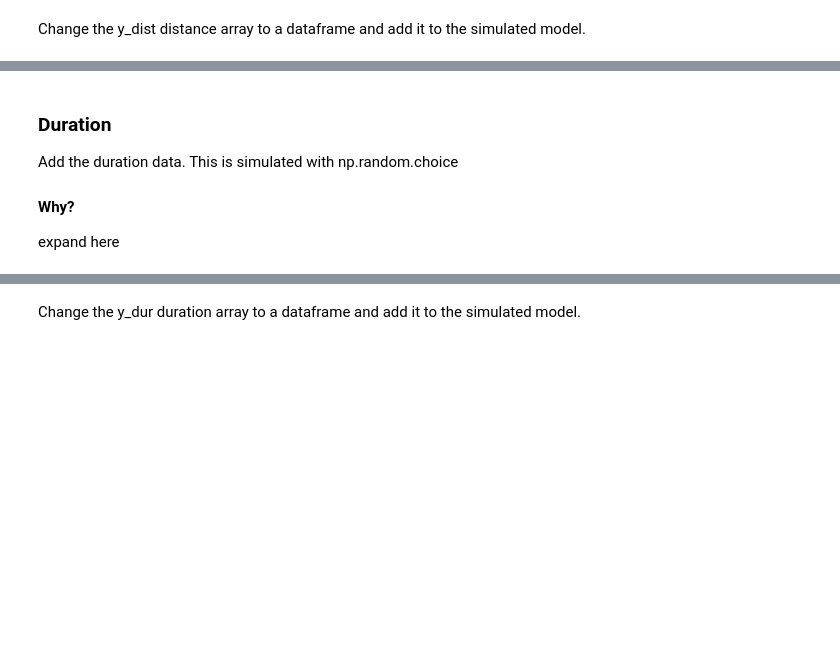
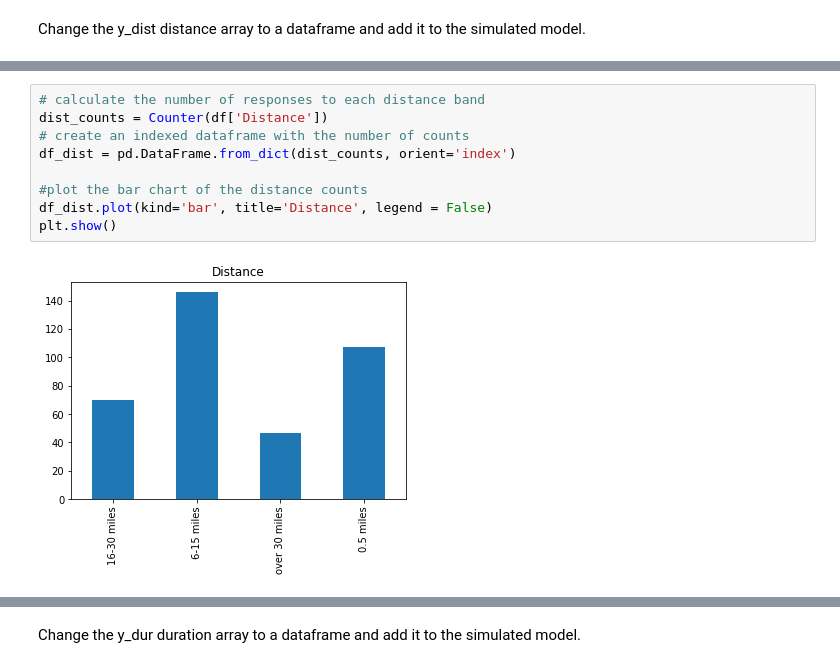
Before and after one commit to Osheah/commute-stress, a Jupyter notebook: commute-stress.ipynb, the cells around one changed output, grey strips where cells are left out. Saved outputs shown, nothing was run; the diff lists cells and outputs as text; blank space fills up the shorter version.

```diff
--- a/commute-stress.ipynb
+++ b/commute-stress.ipynb
@@ -187,6 +249,11 @@ df.tail()
-# %% [markdown]
-### Duration
-Add the duration data.
-This is simulated with np.random.choice
-#### Why?
-expand here
+# %%
+# calculate the number of responses to each distance band
+dist_counts = Counter(df['Distance'])
+# create an indexed dataframe with the number of counts
+df_dist = pd.DataFrame.from_dict(dist_counts, orient='index')
+
+#plot the bar chart of the distance counts
+df_dist.plot(kind='bar', title='Distance', legend = False)
+plt.show()
+# %% [output]
+[figure, added]
```
Also changed, not shown: parts of 46 cells of this notebook, 3 other files.
